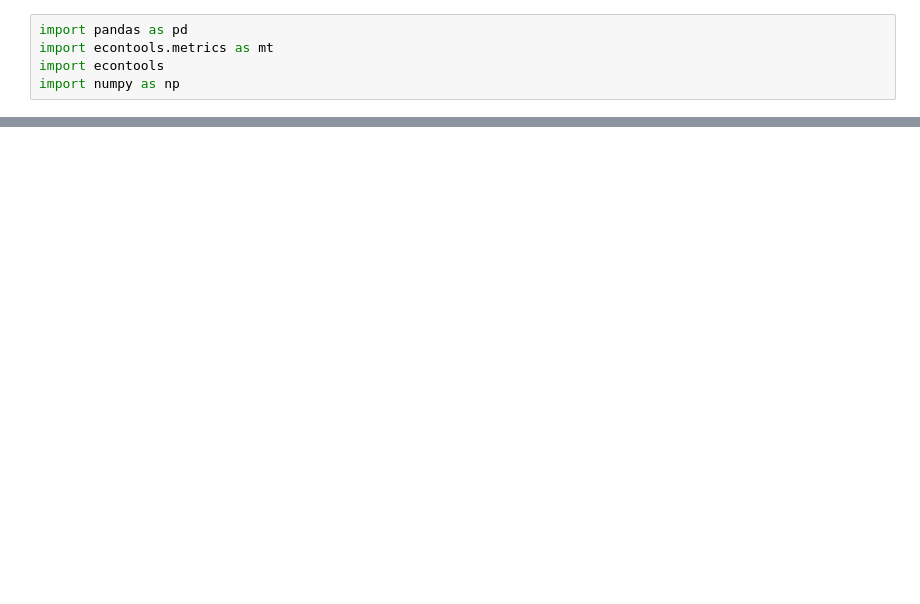
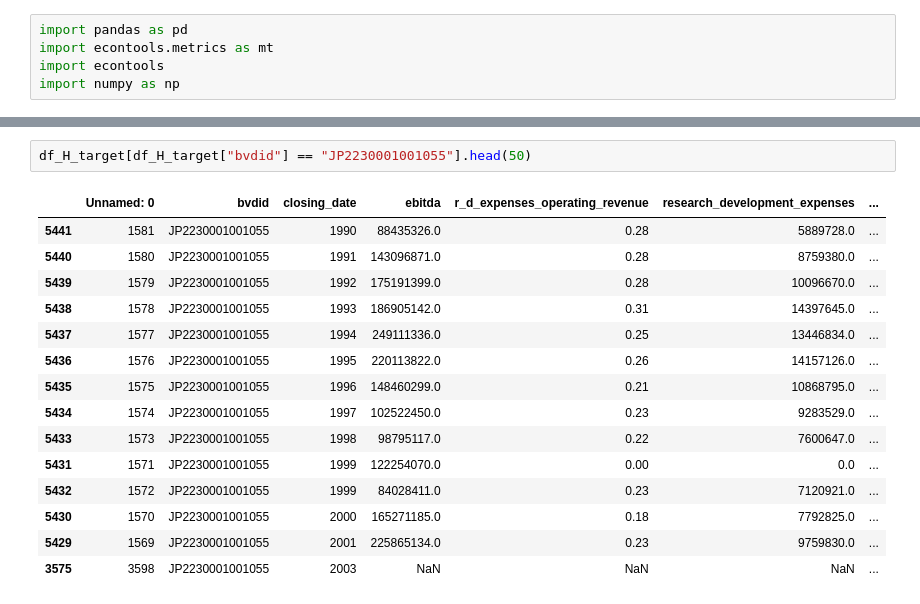
Before and after one commit to 21dubreuil/MS, a Jupyter notebook: Remplissage.ipynb, the cells around one changed output, grey strips where cells are left out. Saved outputs shown, nothing was run; the diff lists cells and outputs as text; blank space fills up the shorter version.

```diff
--- a/Remplissage.ipynb
+++ b/Remplissage.ipynb
@@ -32,0 +46,18 @@ df_H_target[df_H_target["countrycode"] == "AU"]
+# %%
+df_H_target[df_H_target["bvdid"] == "JP2230001001055"].head(50)
+# %% [output]
+|  | Unnamed: 0 | bvdid | closing_date | ebitda | r_d_expenses_operating_revenue | research_development_expenses | ... |
+| 5441 | 1581 | JP2230001001055 | 1990 | 88435326.0 | 0.28 | 5889728.0 | ... |
+| 5440 | 1580 | JP2230001001055 | 1991 | 143096871.0 | 0.28 | 8759380.0 | ... |
+| 5439 | 1579 | JP2230001001055 | 1992 | 175191399.0 | 0.28 | 10096670.0 | ... |
+| 5438 | 1578 | JP2230001001055 | 1993 | 186905142.0 | 0.31 | 14397645.0 | ... |
+| 5437 | 1577 | JP2230001001055 | 1994 | 249111336.0 | 0.25 | 13446834.0 | ... |
+| 5436 | 1576 | JP2230001001055 | 1995 | 220113822.0 | 0.26 | 14157126.0 | ... |
+| 5435 | 1575 | JP2230001001055 | 1996 | 148460299.0 | 0.21 | 10868795.0 | ... |
+| 5434 | 1574 | JP2230001001055 | 1997 | 102522450.0 | 0.23 | 9283529.0 | ... |
+| 5433 | 1573 | JP2230001001055 | 1998 | 98795117.0 | 0.22 | 7600647.0 | ... |
+| 5431 | 1571 | JP2230001001055 | 1999 | 122254070.0 | 0.00 | 0.0 | ... |
+| 5432 | 1572 | JP2230001001055 | 1999 | 84028411.0 | 0.23 | 7120921.0 | ... |
+| 5430 | 1570 | JP2230001001055 | 2000 | 165271185.0 | 0.18 | 7792825.0 | ... |
+| 5429 | 1569 | JP2230001001055 | 2001 | 225865134.0 | 0.23 | 9759830.0 | ... |
+| 3575 | 3598 | JP2230001001055 | 2003 | NaN | NaN | NaN | ... |
```
Also changed, not shown: parts of 5 cells of this notebook, 1 other file.
